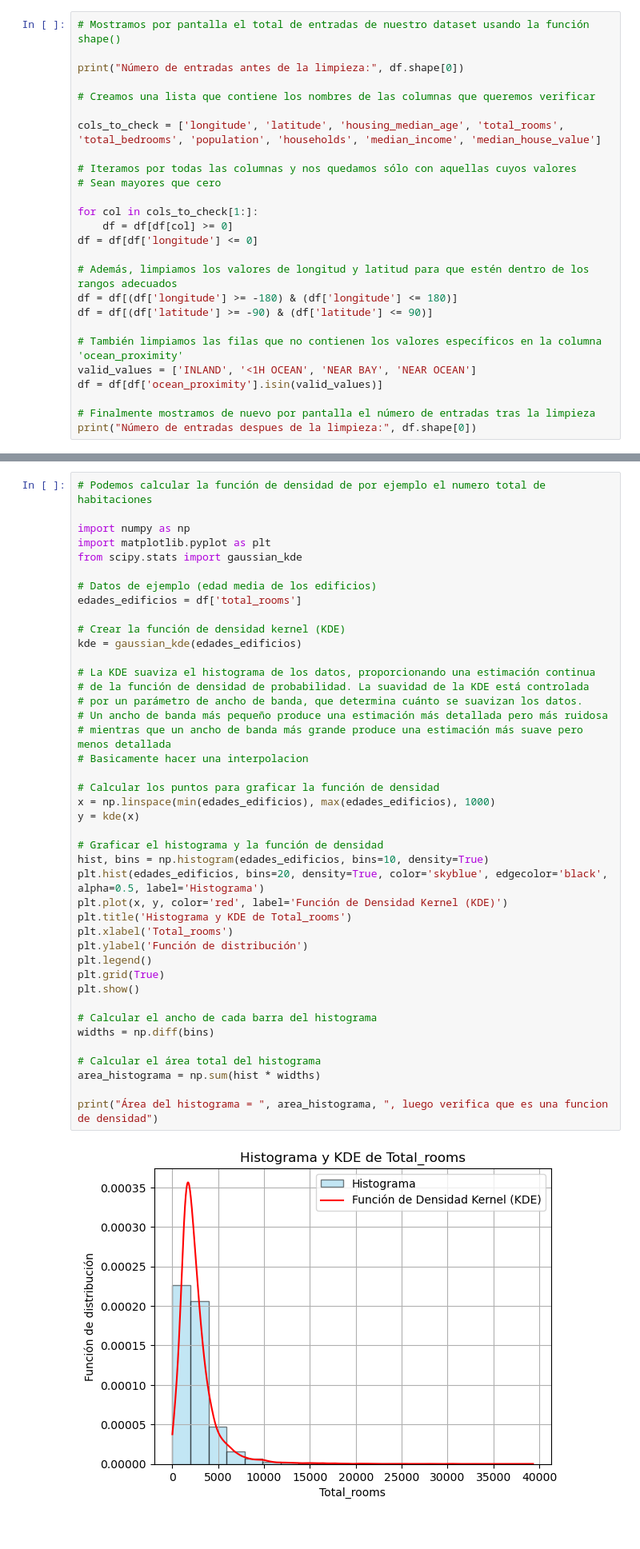
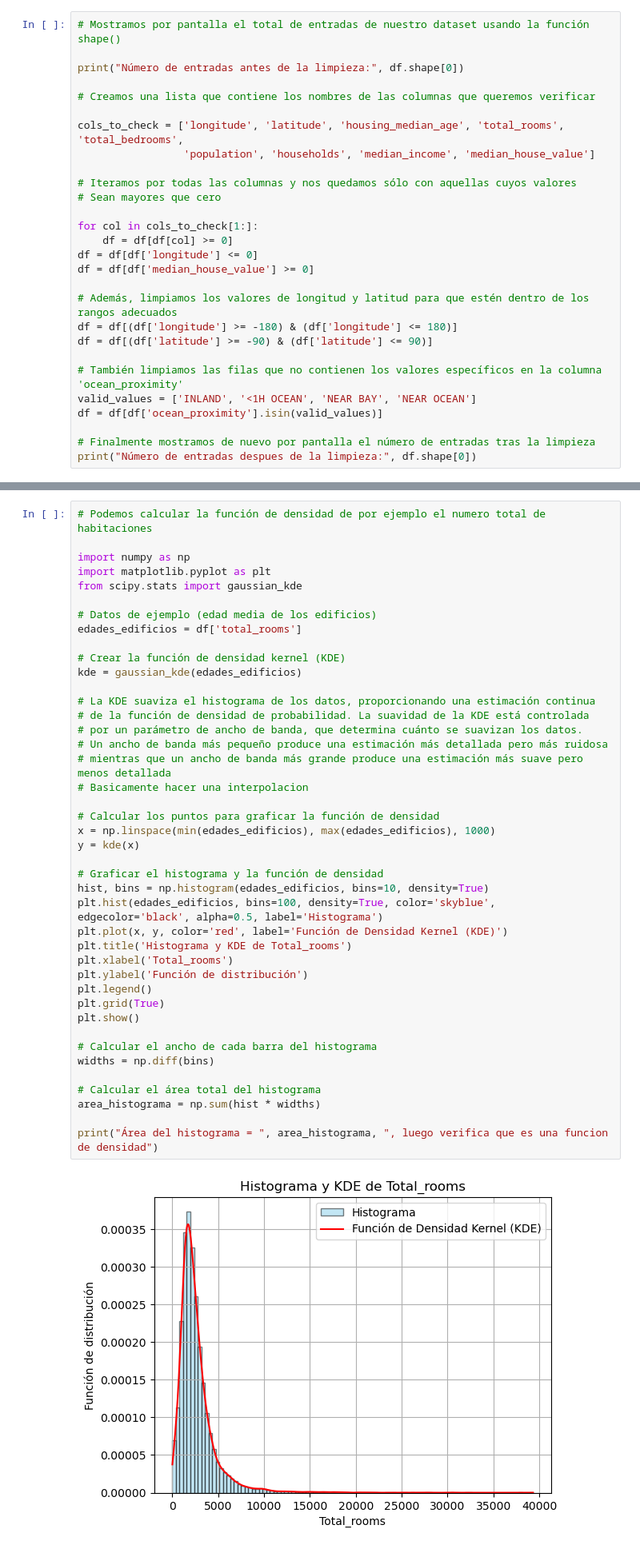
Before and after one commit to francfer-art/Housing, a Jupyter notebook: clean.ipynb, the cells around one changed output, grey strips where cells are left out. Shown: that part at 80% size. Cells and saved outputs as stored; diff of their text form.

```diff
--- a/clean.ipynb
+++ b/clean.ipynb
@@ -46,7 +101,8 @@ print("Número de entradas antes de la limpieza:", df.shape[0])
 
 # Creamos una lista que contiene los nombres de las columnas que queremos verificar
 
-cols_to_check = ['longitude', 'latitude', 'housing_median_age', 'total_rooms', 'total_bedrooms', 'population', 'households', 'median_income', 'median_house_value']
+cols_to_check = ['longitude', 'latitude', 'housing_median_age', 'total_rooms', 'total_bedrooms',
+                 'population', 'households', 'median_income', 'median_house_value']
 
 # Iteramos por todas las columnas y nos quedamos sólo con aquellas cuyos valores
 # Sean mayores que cero
@@ -54,6 +110,7 @@ cols_to_check = ['longitude', 'latitude', 'housing_median_age', 'total_rooms', '
 for col in cols_to_check[1:]:
     df = df[df[col] >= 0]
 df = df[df['longitude'] <= 0]
+df = df[df['median_house_value'] >= 0]
 
 # Además, limpiamos los valores de longitud y latitud para que estén dentro de los rangos adecuados
 df = df[(df['longitude'] >= -180) & (df['longitude'] <= 180)]
@@ -366,33 +428,33 @@ kde = gaussian_kde(edades_edificios)
 
 # La KDE suaviza el histograma de los datos, proporcionando una estimación continua
 # de la función de densidad de probabilidad. La suavidad de la KDE está controlada
 # por un parámetro de ancho de banda, que determina cuánto se suavizan los datos.
 # Un ancho de banda más pequeño produce una estimación más detallada pero más ruidosa
 # mientras que un ancho de banda más grande produce una estimación más suave pero menos detallada
 # Basicamente hacer una interpolacion
 
 # Calcular los puntos para graficar la función de densidad
 x = np.linspace(min(edades_edificios), max(edades_edificios), 1000)
 y = kde(x)
 
 # Graficar el histograma y la función de densidad
 hist, bins = np.histogram(edades_edificios, bins=10, density=True)
-plt.hist(edades_edificios, bins=20, density=True, color='skyblue', edgecolor='black', alpha=0.5, label='Histograma')
+plt.hist(edades_edificios, bins=100, density=True, color='skyblue', edgecolor='black', alpha=0.5, label='Histograma')
 plt.plot(x, y, color='red', label='Función de Densidad Kernel (KDE)')
 plt.title('Histograma y KDE de Total_rooms')
 plt.xlabel('Total_rooms')
 plt.ylabel('Función de distribución')
 plt.legend()
 plt.grid(True)
 plt.show()
 
 # Calcular el ancho de cada barra del histograma
 widths = np.diff(bins)
 
 # Calcular el área total del histograma
 area_histograma = np.sum(hist * widths)
 
 print("Área del histograma = ", area_histograma, ", luego verifica que es una funcion de densidad")
 # %% [output]
-[figure, old version]
+[figure, new version]
 Área del histograma =  1.0 , luego verifica que es una funcion de densidad
```
Also changed, not shown: parts of 6 cells of this notebook, 2 other files.
